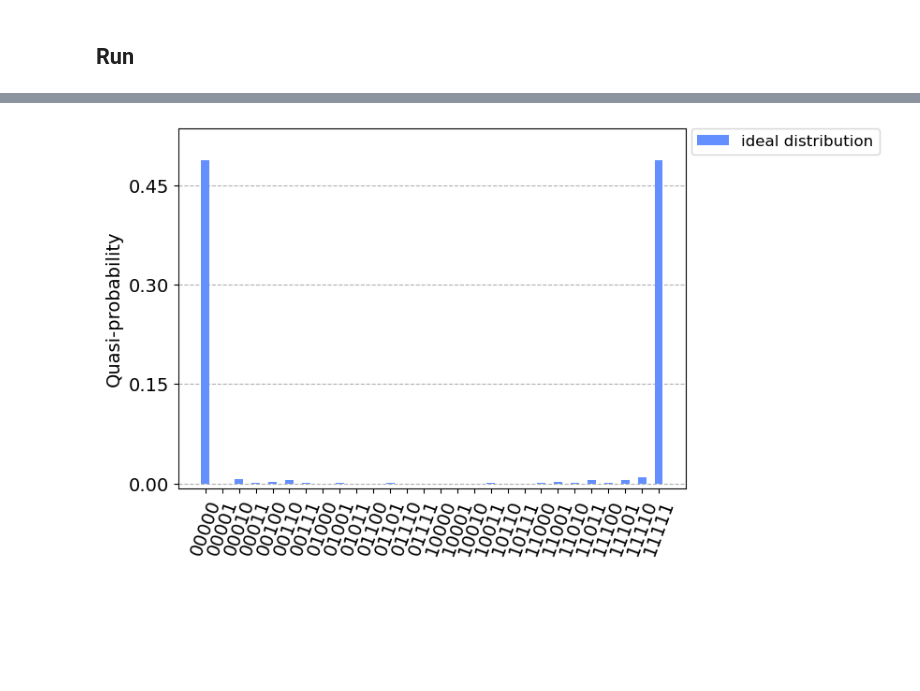
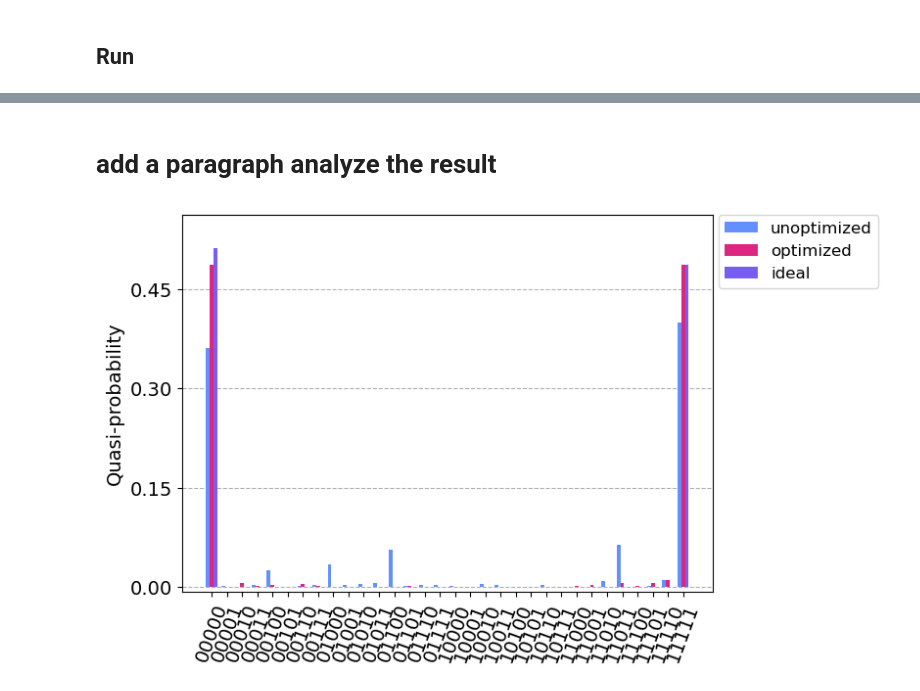
Before and after one commit to haimeng-zhang/qiskit-research, a Jupyter notebook: docs/qubit_mapping_guide.ipynb, the cells around one changed output, grey strips where cells are left out. Drawn from its saved outputs; the diff is of its cells as text; code cells hidden in the pictures; blank space fills up the shorter version.

Commit message:
get results from iqp and plot histogram

```diff
--- a/docs/qubit_mapping_guide.ipynb
+++ b/docs/qubit_mapping_guide.ipynb
@@ -174,4 +184,8 @@ options.resilience_level = 1
 
 sampler = Sampler(backend = 'ibmq_kolkata', options=options)
 
-mapomatic_job = sampler.run(qc_l, shots=10000)
+optimized_job = sampler.run(qc_l, shots=10000)
+
+# comparison
+qc_tr.measure_active()
+unoptimized_job = sampler.run(qc_tr, shots=10000)
@@ -186,11 +192,18 @@ Now this mapomatic logic can be implemented within runtime. Here is how to confi
+# %%
+# get result
+unoptimized_result = unoptimized_job.result()
+optimized_result = optimized_job.result()
+# %% [markdown]
+# add a paragraph analyze the result
 # %%
 plot_histogram(
-    result.quasi_dists[0].binary_probabilities(),
+    [result.quasi_dists[0].binary_probabilities() for result in [unoptimized_result, optimized_result, sim_result]],
     bar_labels=False,
     legend=[
-
-        "ideal distribution",
+        "unoptimized",
+        "optimized",
+        "ideal"
     ],
 )
 # %% [output]
-[figure, old version]
+[figure, new version]
```
Also changed, not shown: parts of 11 cells of this notebook.
